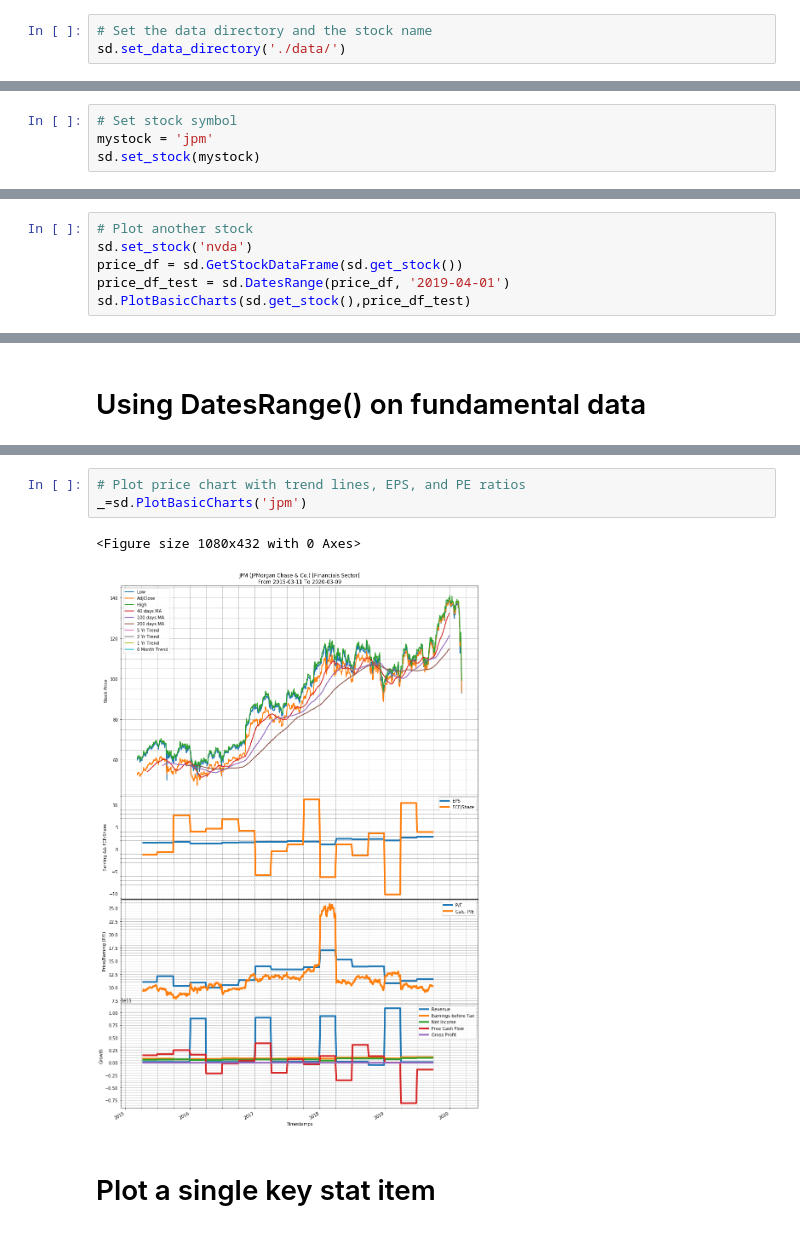
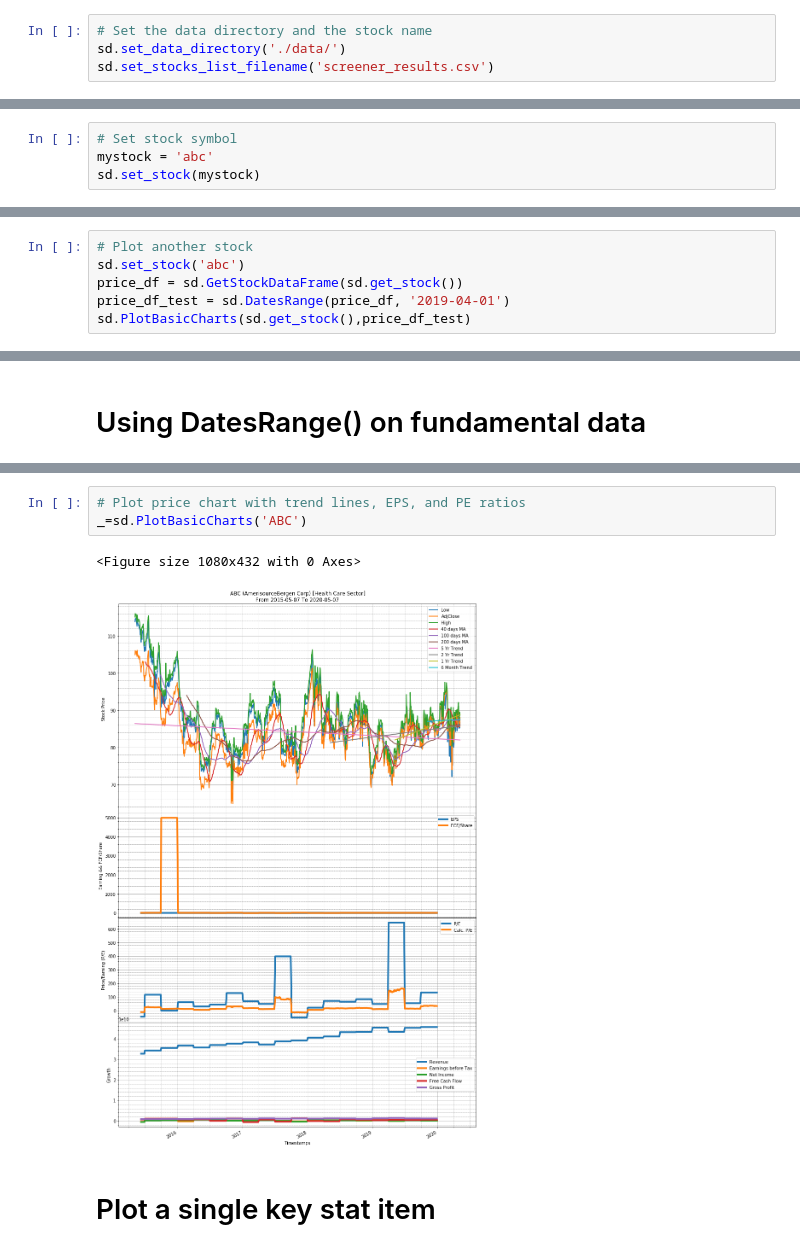
Before and after one commit to sabawi/getstockdata, a Jupyter notebook: test_data.ipynb, the cells around one changed output, grey strips where cells are left out. Cells and saved outputs as stored; diff of their text form.

```diff
--- a/test_data.ipynb
+++ b/test_data.ipynb
@@ -23,6 +15,7 @@ import stockdatalib as sd
 # %%
 # Set the data directory and the stock name
 sd.set_data_directory('./data/')
+sd.set_stocks_list_filename('screener_results.csv')
 # %% [markdown]
 # Load Data and plot a stock
 # %%
@@ -31,5 +24,5 @@ stock_count, stock_fields, sp_df = sd.GetSP500_List()
 # %%
 # Set stock symbol
-mystock = 'jpm'
+mystock = 'abc'
 sd.set_stock(mystock)
 # %%
@@ -82,6 +76,6 @@ sd.quote('ibm')
 # %%
 # Plot another stock
-sd.set_stock('nvda')
+sd.set_stock('abc')
 price_df = sd.GetStockDataFrame(sd.get_stock())
 price_df_test = sd.DatesRange(price_df, '2019-04-01')
 sd.PlotBasicCharts(sd.get_stock(),price_df_test)
@@ -231,9 +228,9 @@ _=sd.DatesRange(main_df, '2016-01-01', '2019-06-01').plot(figsize=(12,8),
 # %%
 # Plot price chart with trend lines, EPS, and PE ratios
-_=sd.PlotBasicCharts('jpm')
+_=sd.PlotBasicCharts('ABC')
 # %% [output]
 <Figure size 1080x432 with 0 Axes>
-[figure, old version]
+[figure, new version]
 # %% [markdown]
 # Plot a single key stat item
 # %%
```
Also changed, not shown: parts of 36 cells of this notebook, 1 other file.
